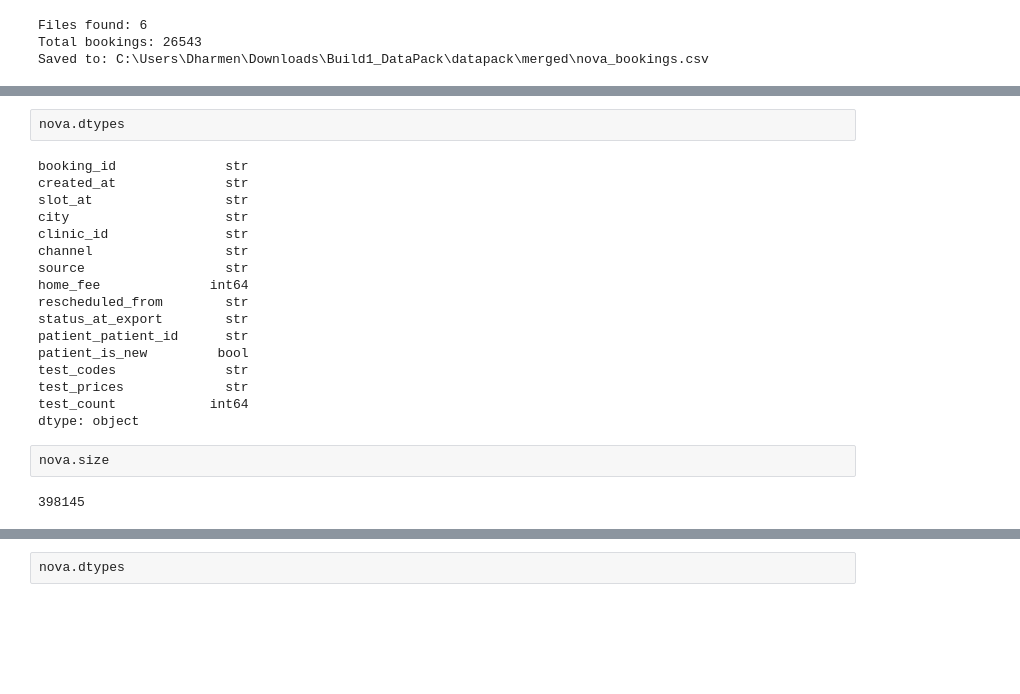
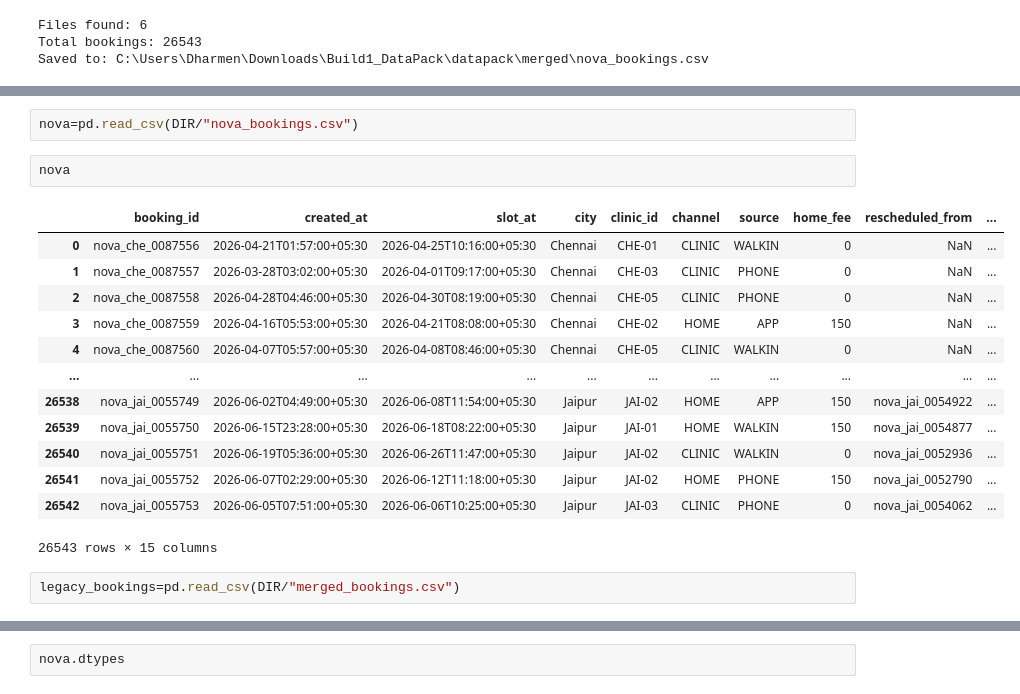
Before and after one commit to MalavIITGN/Build_Week_Data_Analysis_Project, a Jupyter notebook: merging_data.ipynb, the cells around one changed output, grey strips where cells are left out. Saved outputs shown, nothing was run; the diff lists cells and outputs as text; blank space fills up the shorter version.

```diff
--- a/merging_data.ipynb
+++ b/merging_data.ipynb
@@ -321,23 +314,20 @@ nova.head()
-# %%
-nova.dtypes
-# %% [output]
-booking_id              str
-created_at              str
-slot_at                 str
-city                    str
-clinic_id               str
-channel                 str
-source                  str
-home_fee              int64
-rescheduled_from        str
-status_at_export        str
-patient_patient_id      str
-patient_is_new         bool
-test_codes              str
-test_prices             str
-test_count            int64
-dtype: object
-# %%
-nova.size
-# %% [output]
-398145
+# %%
+nova=pd.read_csv(DIR/"nova_bookings.csv")
+# %%
+nova
+# %% [output]
+|  | booking_id | created_at | slot_at | city | clinic_id | channel | source | home_fee | rescheduled_from | ... |
+| 0 | nova_che_0087556 | 2026-04-21T01:57:00+05:30 | 2026-04-25T10:16:00+05:30 | Chennai | CHE-01 | CLINIC | WALKIN | 0 | NaN | ... |
+| 1 | nova_che_0087557 | 2026-03-28T03:02:00+05:30 | 2026-04-01T09:17:00+05:30 | Chennai | CHE-03 | CLINIC | PHONE | 0 | NaN | ... |
+| 2 | nova_che_0087558 | 2026-04-28T04:46:00+05:30 | 2026-04-30T08:19:00+05:30 | Chennai | CHE-05 | CLINIC | PHONE | 0 | NaN | ... |
+| 3 | nova_che_0087559 | 2026-04-16T05:53:00+05:30 | 2026-04-21T08:08:00+05:30 | Chennai | CHE-02 | HOME | APP | 150 | NaN | ... |
+| 4 | nova_che_0087560 | 2026-04-07T05:57:00+05:30 | 2026-04-08T08:46:00+05:30 | Chennai | CHE-05 | CLINIC | WALKIN | 0 | NaN | ... |
+| ... | ... | ... | ... | ... | ... | ... | ... | ... | ... | ... |
+| 26538 | nova_jai_0055749 | 2026-06-02T04:49:00+05:30 | 2026-06-08T11:54:00+05:30 | Jaipur | JAI-02 | HOME | APP | 150 | nova_jai_0054922 | ... |
+| 26539 | nova_jai_0055750 | 2026-06-15T23:28:00+05:30 | 2026-06-18T08:22:00+05:30 | Jaipur | JAI-01 | HOME | WALKIN | 150 | nova_jai_0054877 | ... |
+| 26540 | nova_jai_0055751 | 2026-06-19T05:36:00+05:30 | 2026-06-26T11:47:00+05:30 | Jaipur | JAI-02 | CLINIC | WALKIN | 0 | nova_jai_0052936 | ... |
+| 26541 | nova_jai_0055752 | 2026-06-07T02:29:00+05:30 | 2026-06-12T11:18:00+05:30 | Jaipur | JAI-02 | HOME | PHONE | 150 | nova_jai_0052790 | ... |
+| 26542 | nova_jai_0055753 | 2026-06-05T07:51:00+05:30 | 2026-06-06T10:25:00+05:30 | Jaipur | JAI-03 | CLINIC | PHONE | 0 | nova_jai_0054062 | ... |
+26543 rows × 15 columns
+# %%
+legacy_bookings=pd.read_csv(DIR/"merged_bookings.csv")
```
Also changed, not shown: parts of 78 cells of this notebook, 1 other file.
